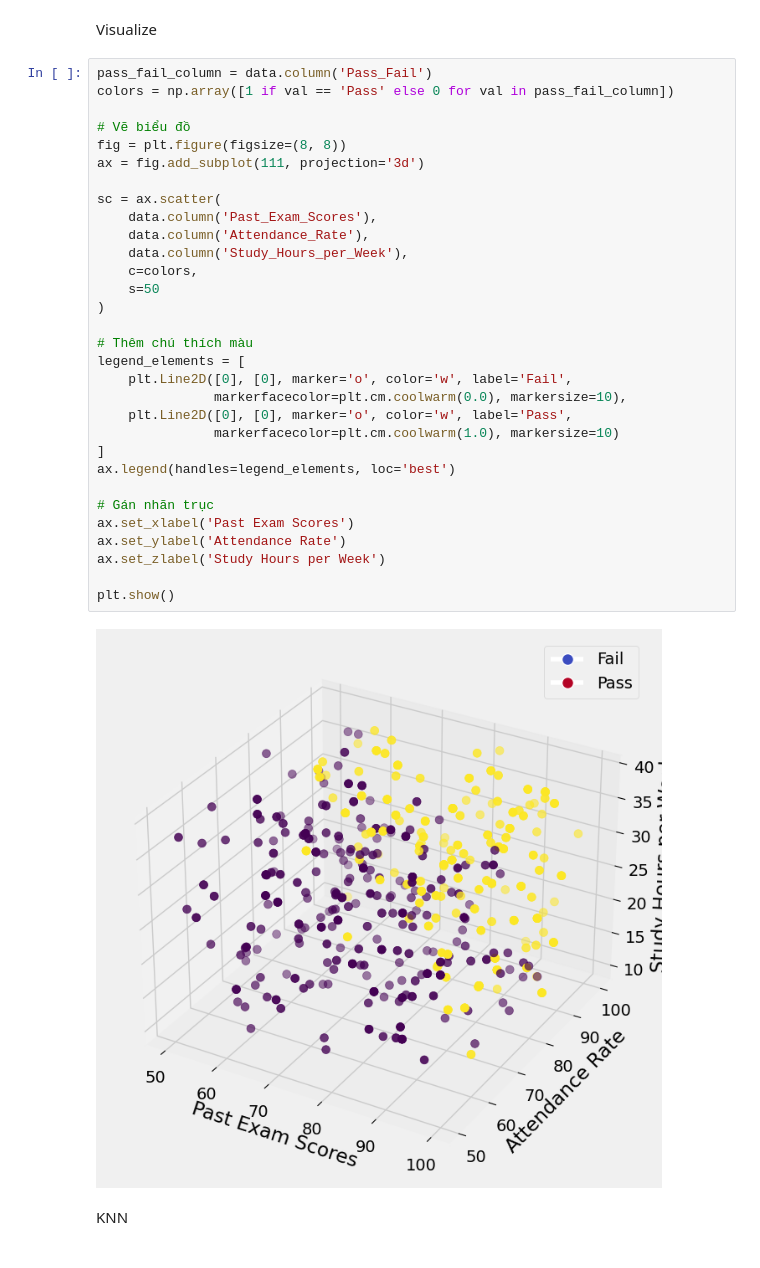
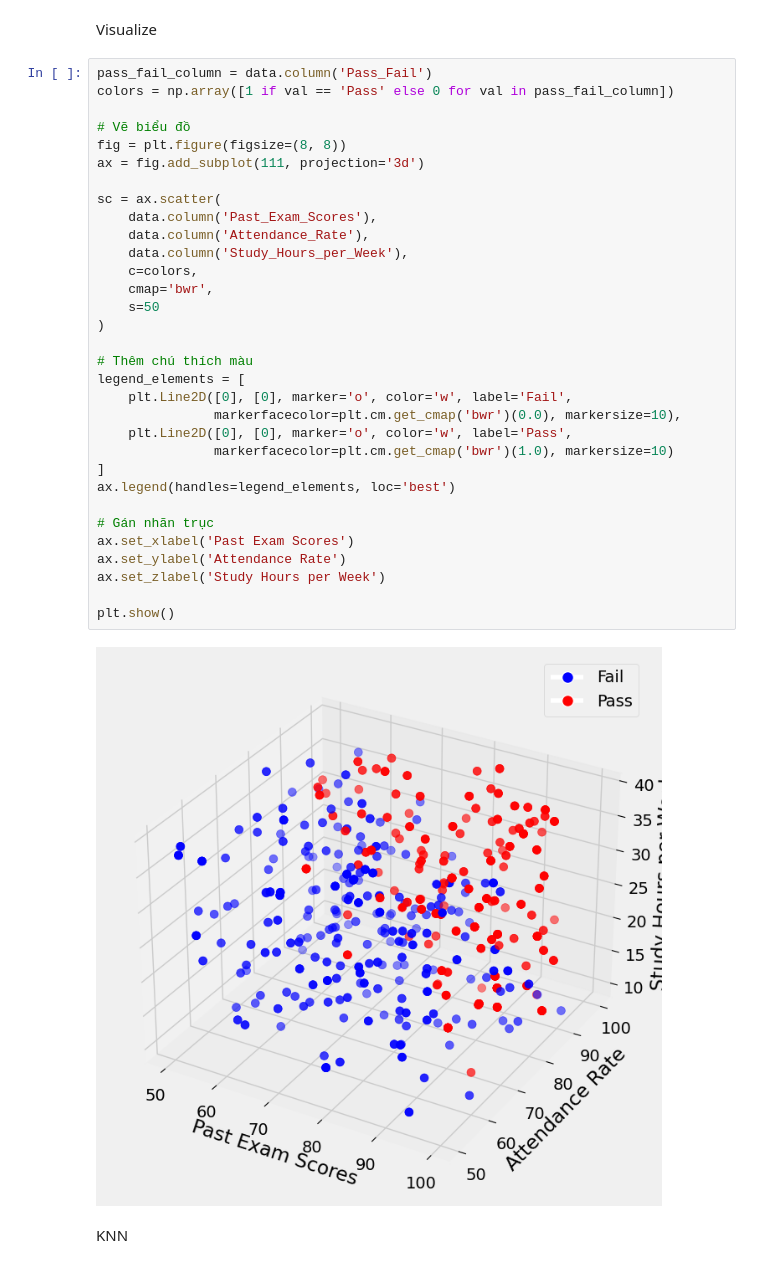
Before and after one commit to anizme/UET_DataScience_Prj, a Jupyter notebook: explore_spp_data.ipynb, the cells around one changed output. Drawn from its saved outputs; the diff is of its cells as text.

```diff
--- a/explore_spp_data.ipynb
+++ b/explore_spp_data.ipynb
@@ -780,36 +787,37 @@ Visualize
 # %%
 pass_fail_column = data.column('Pass_Fail')
 colors = np.array([1 if val == 'Pass' else 0 for val in pass_fail_column])
 
 # Vẽ biểu đồ
 fig = plt.figure(figsize=(8, 8))
 ax = fig.add_subplot(111, projection='3d')
 
 sc = ax.scatter(
     data.column('Past_Exam_Scores'),
     data.column('Attendance_Rate'),
     data.column('Study_Hours_per_Week'),
     c=colors,
+    cmap='bwr',
     s=50
 )
 
 # Thêm chú thích màu
 legend_elements = [
     plt.Line2D([0], [0], marker='o', color='w', label='Fail',
-               markerfacecolor=plt.cm.coolwarm(0.0), markersize=10),
+               markerfacecolor=plt.cm.get_cmap('bwr')(0.0), markersize=10),
     plt.Line2D([0], [0], marker='o', color='w', label='Pass',
-               markerfacecolor=plt.cm.coolwarm(1.0), markersize=10)
+               markerfacecolor=plt.cm.get_cmap('bwr')(1.0), markersize=10)
 ]
 ax.legend(handles=legend_elements, loc='best')
 
 # Gán nhãn trục
 ax.set_xlabel('Past Exam Scores')
 ax.set_ylabel('Attendance Rate')
 ax.set_zlabel('Study Hours per Week')
 
 plt.show()
 # %% [output]
-[figure, old version]
+[figure, new version]
 # %% [markdown]
 KNN
 # %%
```
Also changed, not shown: parts of 17 cells of this notebook.
